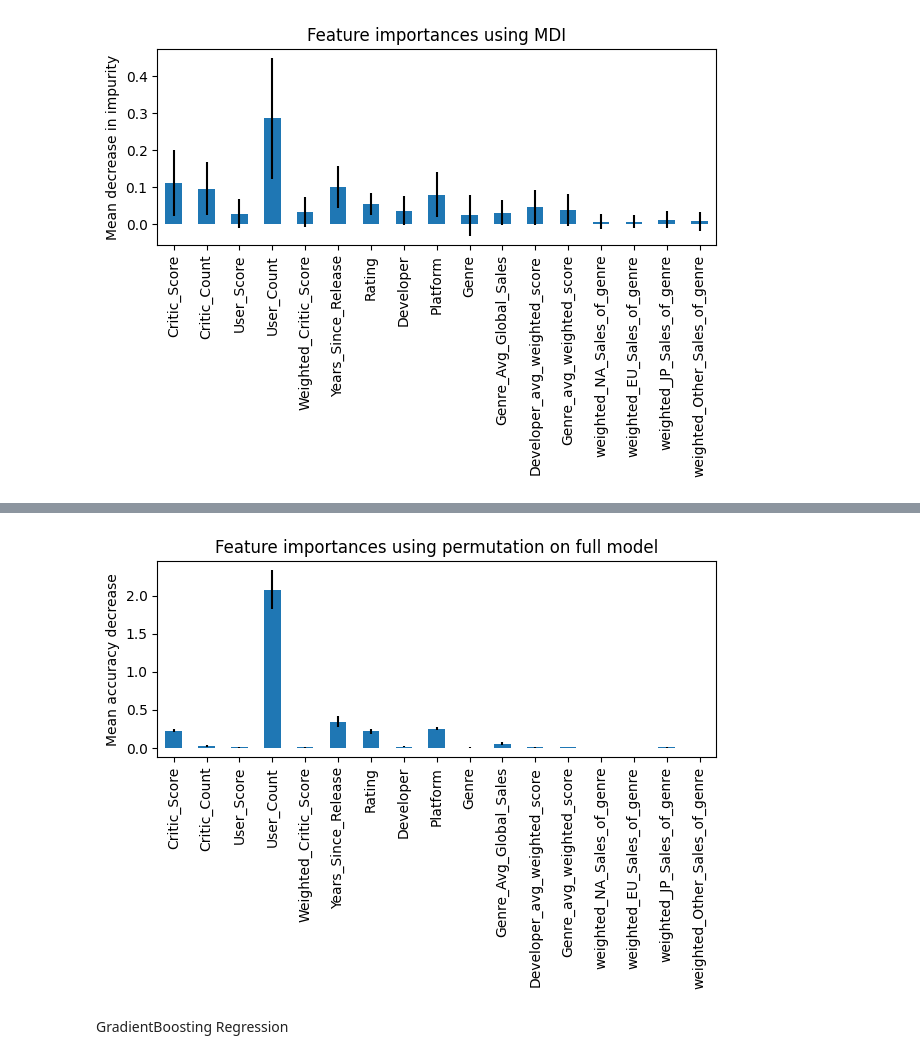
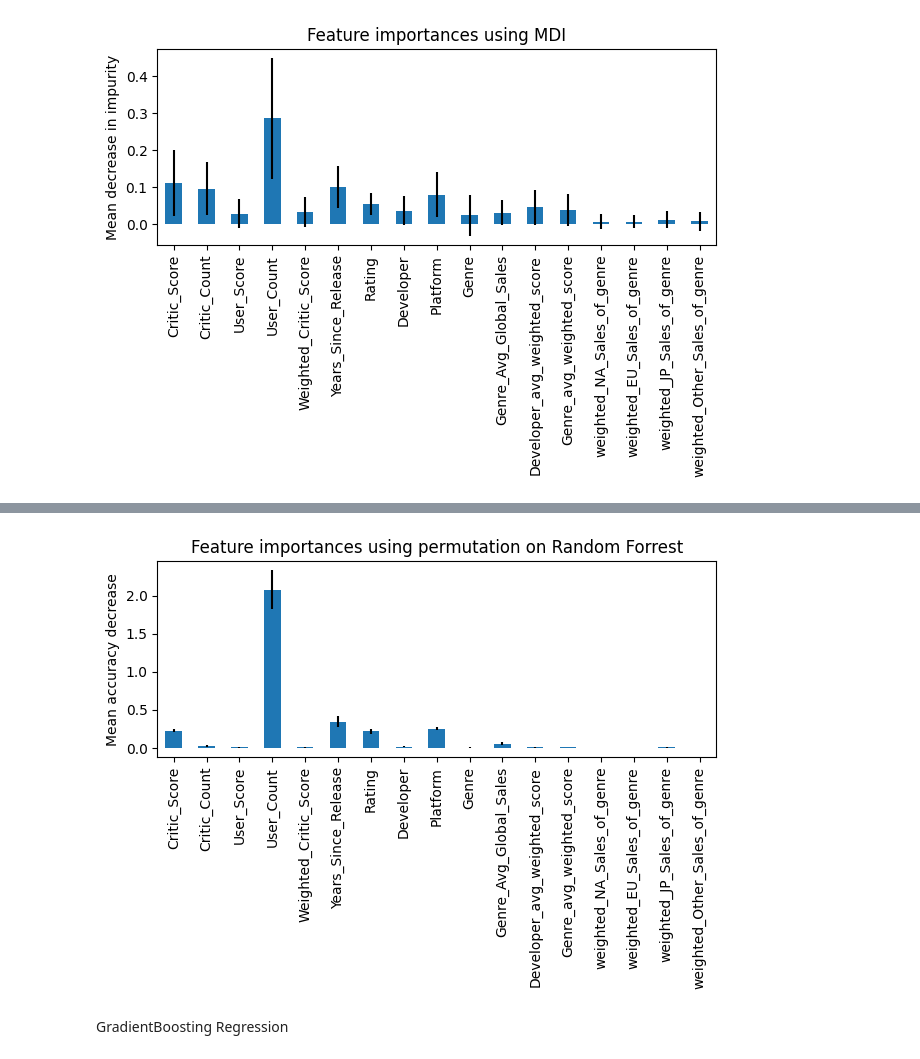
Before and after one commit to bretzNiklas/dataminingproject, a Jupyter notebook: VGA_Sales_new_generated_features.ipynb, the cells around one changed output, grey strips where cells are left out. Drawn from its saved outputs; the diff is of its cells as text; code cells hidden in the pictures.

Commit message:
feature importance hinzugefügt für randomforrestregressor

```diff
--- a/VGA_Sales_new_generated_features.ipynb
+++ b/VGA_Sales_new_generated_features.ipynb
@@ -348,6 +348,12 @@ print("Scores with additionally generated features")
 print(f"Root-Mean-Square-Error (RMSE): {rmse_new:.3f}")
 print(f"Coefficient of determination (r²): {r2_new:.3f}")
 print(f"Mean Absolute Error (MAE): {mae_new:.3f}")
+
+rf_model.fit(X_train, y_train)
+y_pred = rf_model.predict(X_test)
+random_forest_mae = mean_absolute_error(y_test, y_pred)
+random_forest_mse = mean_squared_error(y_test, y_pred)
+random_forest_r2 = r2_score(y_test, y_pred)
 # %% [output]
 Scores with additionally generated features
 Root-Mean-Square-Error (RMSE): 1.147
@@ -385,7 +391,7 @@ forest_importances = pd.Series(result.importances_mean, index=feature_columns)
 
 fig, ax = plt.subplots()
 forest_importances.plot.bar(yerr=result.importances_std, ax=ax)
-ax.set_title("Feature importances using permutation on full model")
+ax.set_title("Feature importances using permutation on Random Forrest")
 ax.set_ylabel("Mean accuracy decrease")
 fig.tight_layout()
 plt.show()
@@ -394,4 +400,4 @@ Elapsed time to compute the importances: 5.933 seconds
-[figure, old version]
+[figure, new version]
 # %% [markdown]
 GradientBoosting Regression
 # %%
```
Also changed, not shown: parts of 10 cells of this notebook, 3 other files.
